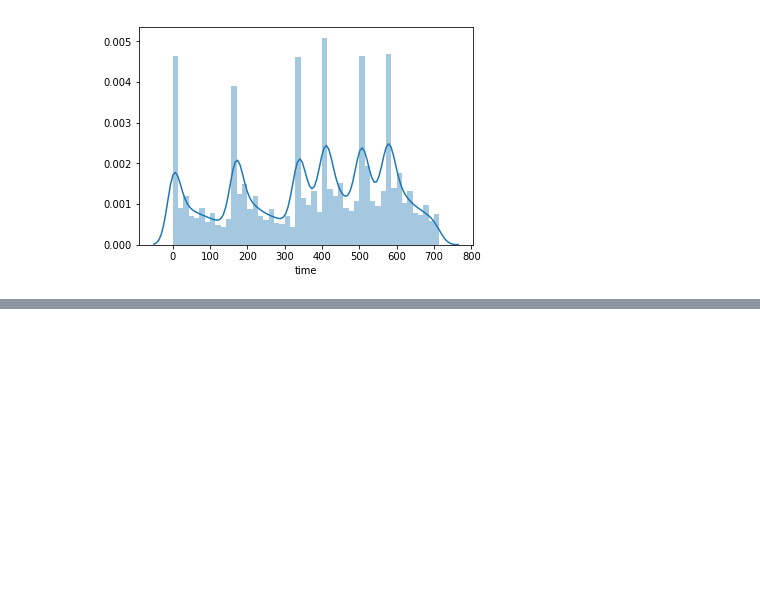
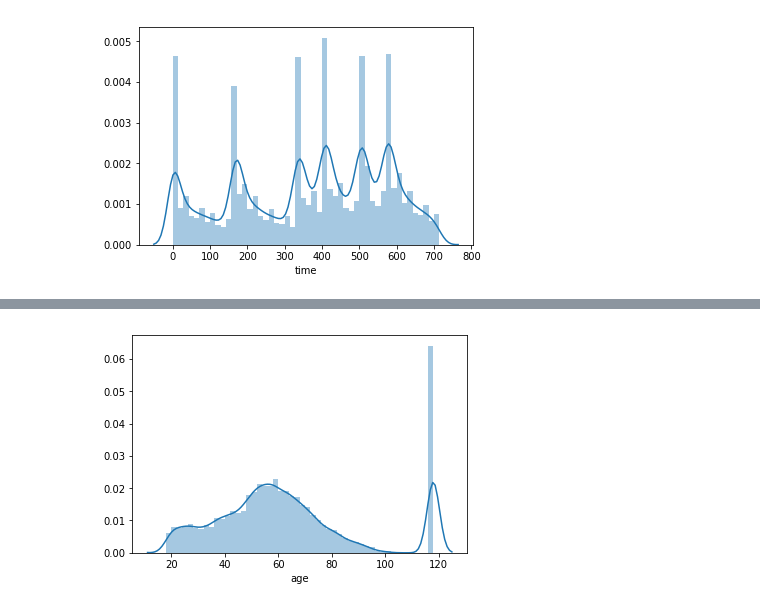
Before and after one commit to tmargary/Starbucks_Capstone, a Jupyter notebook: Starbucks_Capstone_notebook.ipynb, the cells around one changed output, grey strips where cells are left out. Cells and saved outputs as stored; diff of their text form; code cells hidden in the pictures; blank space fills up the shorter version.

```diff
--- a/Starbucks_Capstone_notebook.ipynb
+++ b/Starbucks_Capstone_notebook.ipynb
@@ -232 +249,3 @@ social                   0
 dtype: int64
+# %%
+df_offer_received = df[df['event'] == 'offer received']
@@ -232,0 +442,5 @@ dtype: int64
+# %%
+sns.distplot(df_offer_received['age'], kde = True, bins = 50)
+plt.show()
+# %% [output]
+[figure, added]
```
Also changed, not shown: parts of 21 cells of this notebook.
